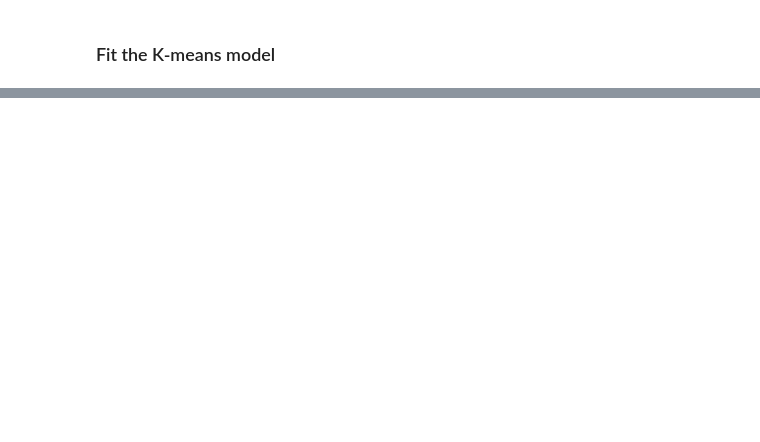
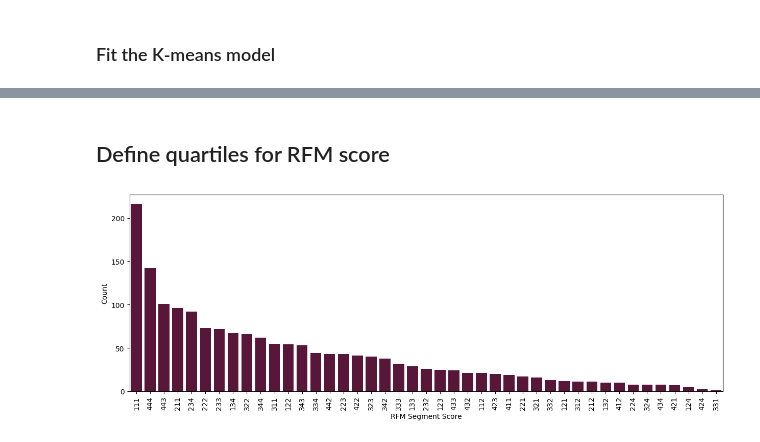
Before and after one commit to HanL1223/JR_Recommender, a Jupyter notebook: projects/cafe-analytics/CA-7.ipynb, the cells around one changed output, grey strips where cells are left out. Saved outputs shown, nothing was run; the diff lists cells and outputs as text; code cells hidden in the pictures; blank space fills up the shorter version.

Commit message:
Added RFM Score Evaluation

```diff
--- a/projects/cafe-analytics/CA-7.ipynb
+++ b/projects/cafe-analytics/CA-7.ipynb
@@ -177,0 +328,31 @@ rfm_df.groupby('Cluster_group').agg({
+# %% [markdown]
+## Define quartiles for RFM score
+# %%
+# Create the quartiles scores
+rfm_df['R_percentile'] = rfm_df['Recency'].rank(method='first', ascending=False)
+rfm_df['R_score'] = pd.qcut(rfm_df['R_percentile'], 4, labels=range(4,0,-1))
+
+rfm_df['F_percentile'] = rfm_df['Frequency'].rank(method='first', ascending=True)
+rfm_df['F_score'] = pd.qcut(rfm_df['F_percentile'], 4, labels=range(4,0,-1))
+
+rfm_df['M_percentile'] = rfm_df['Monetary'].rank(method='first', ascending=True)
+rfm_df['M_score'] = pd.qcut(rfm_df['M_percentile'], 4, labels=range(4,0,-1))
+# %%
+# Concat RFM quartile values to create RFM Segments
+def join_rfm(x):
+    return str(x['R_score']) + str(x['F_score']) + str(x['M_score'])
+
+def sum_rfm(x):
+    return int(x['R_score']+x['F_score']+x['M_score'])
+
+rfm_df['RFM_segment'] = rfm_df.apply(join_rfm, axis=1)
+rfm_df['RFM_score'] = rfm_df.apply(sum_rfm, axis=1)
+# %%
+plt.figure(figsize=(15, 5))
+sns.countplot(data=rfm_df, x='RFM_segment', order=rfm_df['RFM_segment'].value_counts().index)
+plt.xlabel("RFM Segment Score")
+plt.xticks(rotation=90)
+plt.ylabel("Count")
+plt.show()
+# %% [output]
+[figure, added]
```
Also changed, not shown: parts of 28 cells of this notebook.
